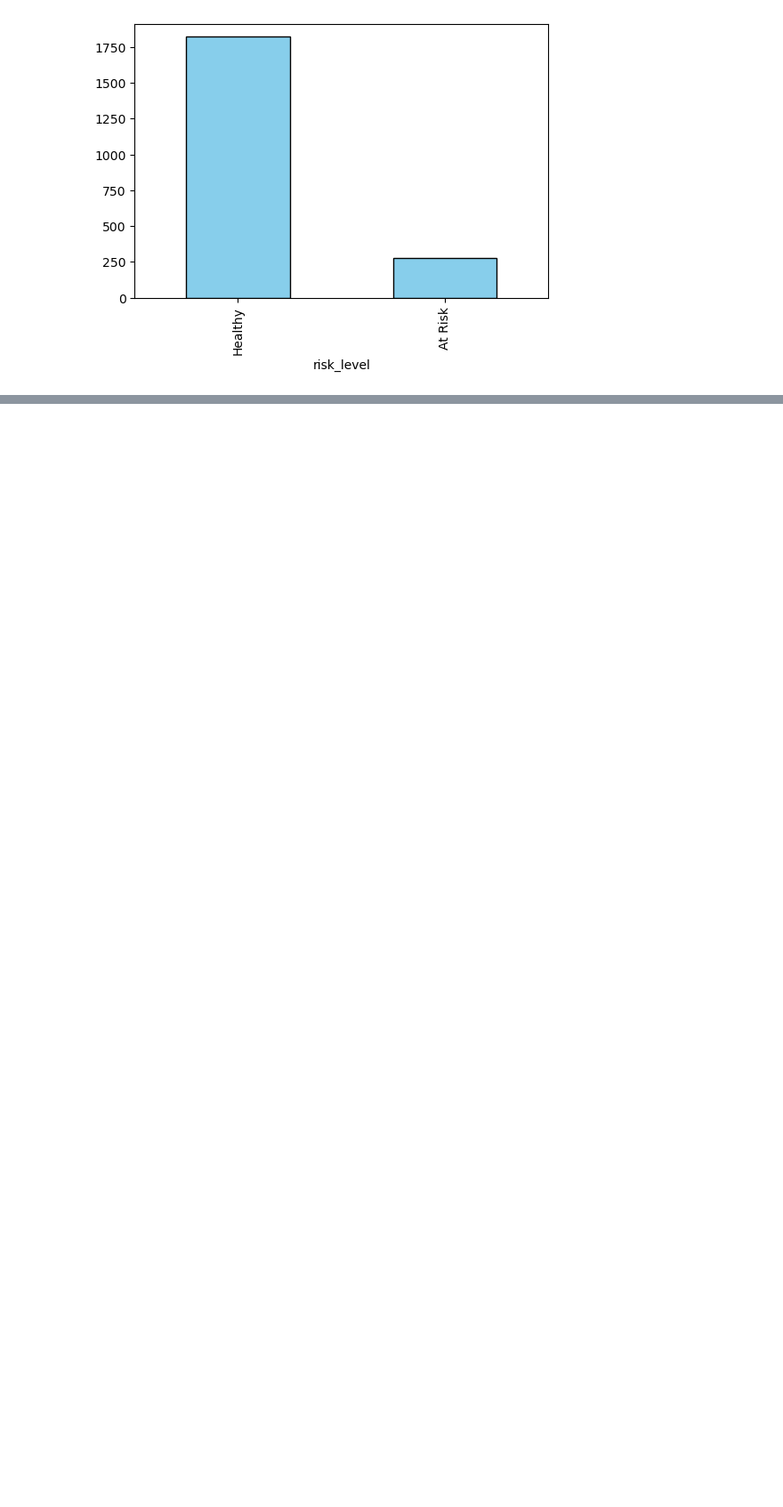
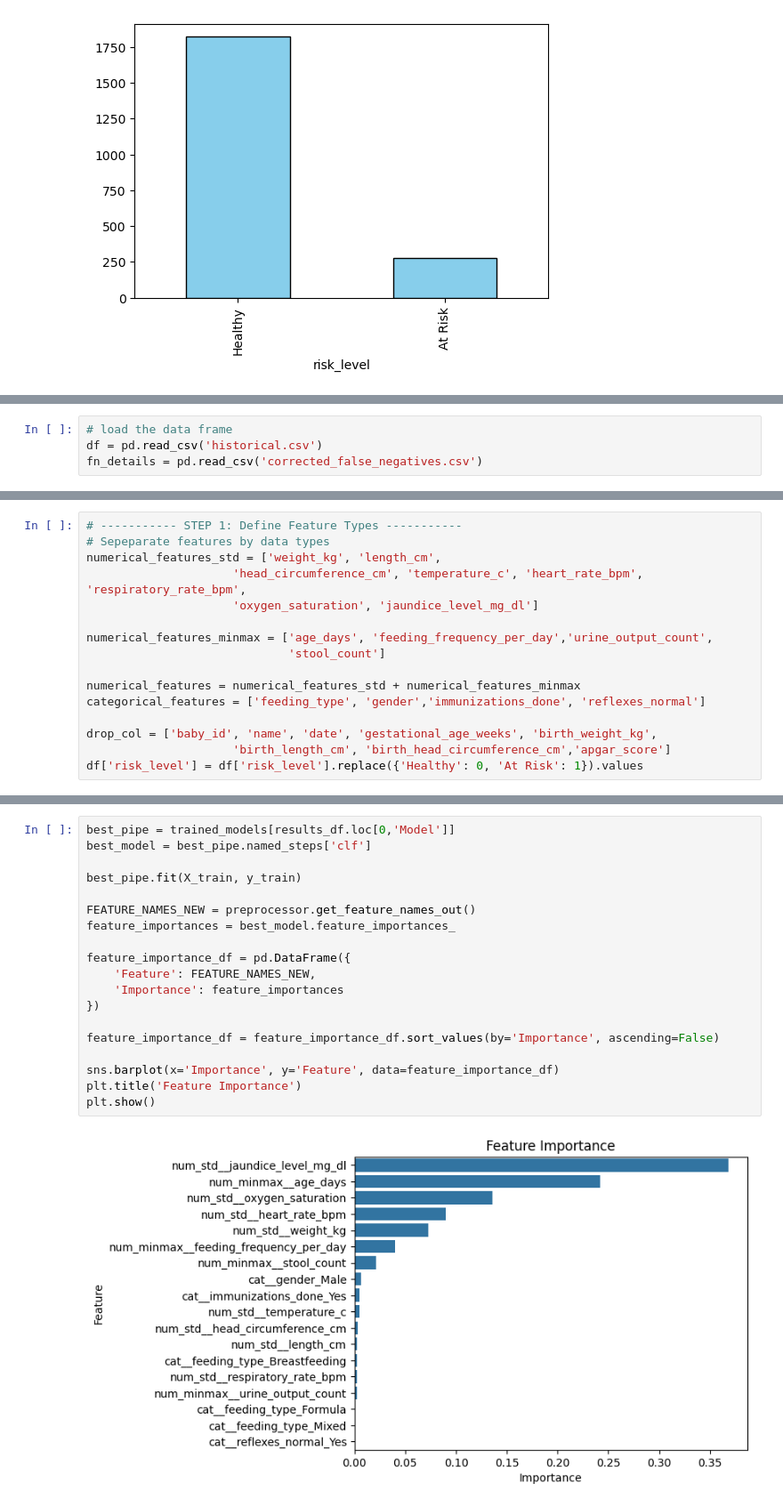
Before and after one commit to R-Vel/ML_Lab2, a Jupyter notebook: report.ipynb, the cells around one changed output, grey strips where cells are left out. Shown at 89% size. Cells and saved outputs as stored; diff of their text form; blank space fills up the shorter version.

```diff
--- a/report.ipynb
+++ b/report.ipynb
@@ -1050,0 +661,4 @@ plt.show()
+# %%
+# load the data frame
+df = pd.read_csv('historical.csv')
+fn_details = pd.read_csv('corrected_false_negatives.csv')
@@ -1050,0 +686,16 @@ plt.show()
+# %%
+# ----------- STEP 1: Define Feature Types -----------
+# Sepeparate features by data types
+numerical_features_std = ['weight_kg', 'length_cm',
+                     'head_circumference_cm', 'temperature_c', 'heart_rate_bpm', 'respiratory_rate_bpm',
+                     'oxygen_saturation', 'jaundice_level_mg_dl']
+
+numerical_features_minmax = ['age_days', 'feeding_frequency_per_day','urine_output_count',
+                             'stool_count']
+
+numerical_features = numerical_features_std + numerical_features_minmax
+categorical_features = ['feeding_type', 'gender','immunizations_done', 'reflexes_normal']
+
+drop_col = ['baby_id', 'name', 'date', 'gestational_age_weeks', 'birth_weight_kg',
+                     'birth_length_cm', 'birth_head_circumference_cm','apgar_score']
+df['risk_level'] = df['risk_level'].replace({'Healthy': 0, 'At Risk': 1}).values
@@ -1050,0 +869,21 @@ plt.show()
+# %%
+best_pipe = trained_models[results_df.loc[0,'Model']]
+best_model = best_pipe.named_steps['clf']
+
+best_pipe.fit(X_train, y_train)
+
+FEATURE_NAMES_NEW = preprocessor.get_feature_names_out()
+feature_importances = best_model.feature_importances_
+
+feature_importance_df = pd.DataFrame({
+    'Feature': FEATURE_NAMES_NEW,
+    'Importance': feature_importances
+})
+
+feature_importance_df = feature_importance_df.sort_values(by='Importance', ascending=False)
+
+sns.barplot(x='Importance', y='Feature', data=feature_importance_df)
+plt.title('Feature Importance')
+plt.show()
+# %% [output]
+[figure, added]
```
Also changed, not shown: parts of 26 cells of this notebook, 1 other file.
